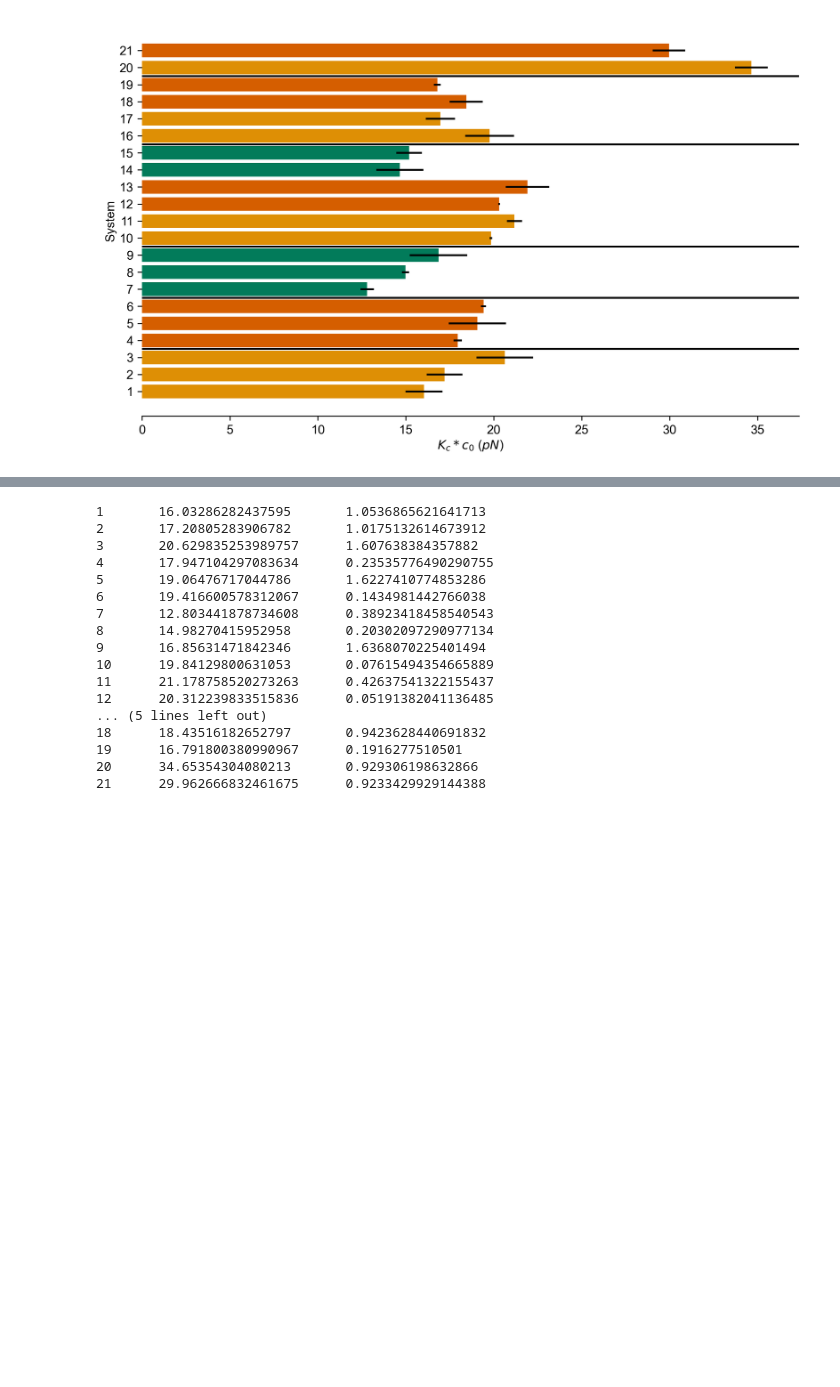
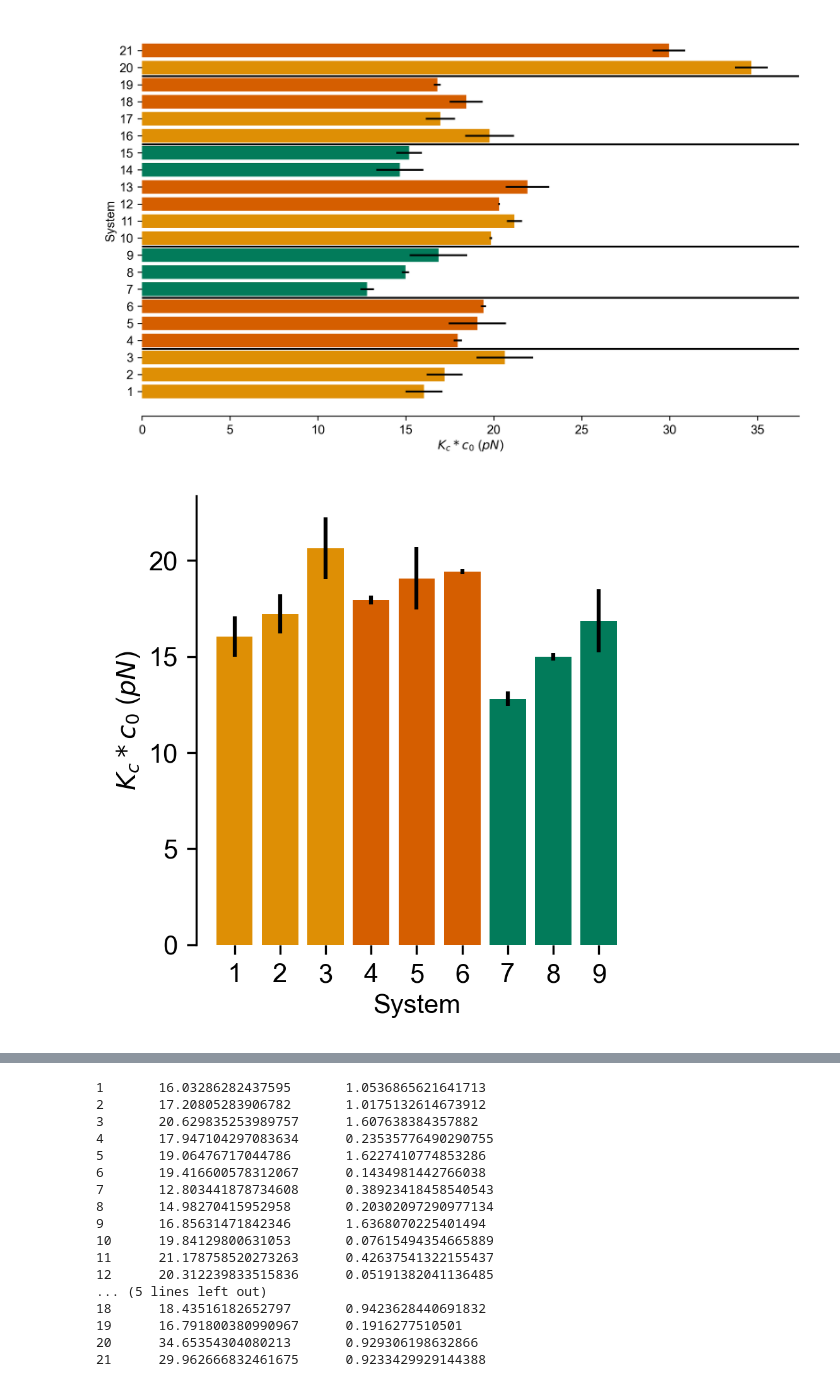
Before and after one commit to RangamaniLabUCSD/2022-mitochondria-lipidomics-md, a Jupyter notebook: scripts/lateral_pressure.ipynb, the cells around one changed output, grey strips where cells are left out. Saved outputs shown, nothing was run; the diff lists cells and outputs as text; code cells hidden in the pictures; blank space fills up the shorter version.

```diff
--- a/scripts/lateral_pressure.ipynb
+++ b/scripts/lateral_pressure.ipynb
@@ -491,3 +491,55 @@ fig.clear()
 plt.close(fig)
 # %% [output]
 [figure]
+# %%
+show_figs = True
+curr_fig_path = Path("Figures")
+curr_fig_path.mkdir(parents=True, exist_ok=True)
+
+fig, ax = plt.subplots(1, 1, figsize=(3, 3))
+
+for i in range(1, 4):
+    ax.bar(str(i), f_cubic_dat[util.remapping_dict[i]][0], yerr=f_cubic_dat[util.remapping_dict[i]][1], color = pal[1], )
+
+for i in range(4, 7):
+    ax.bar(str(i), f_cubic_dat[util.remapping_dict[i]][0], yerr=f_cubic_dat[util.remapping_dict[i]][1], color = pal[3], )
+
+for i in range(7, 10):
+    ax.bar(str(i), f_cubic_dat[util.remapping_dict[i]][0], yerr=f_cubic_dat[util.remapping_dict[i]][1], color = lighten_color(pal[2], 1.1), )
+
+ax.set_ylabel(r"$K_c*c_0$ ($pN$)")
+ax.set_xlabel(r"System")
+
+# ax.set_xlim(0,40)
+
+# ax.set_xticklabels(
+#     ax.get_xticks(),
+# )
+
+# x_ticks_labels = [f"{sim}" for sim in range(1,22)]
+
+# Set number of ticks for x-axis
+# ax.set_xticks(range(21))
+# Set ticks labels for x-axis
+# ax.set_xticklabels(x_ticks_labels)
+
+# ax.axhline(2.5, color="k")
+# ax.axhline(5.5, color="k")
+
+ax.spines["top"].set_visible(False)
+ax.spines["right"].set_visible(False)
+# ax.spines["left"].set_visible(False)
+ax.spines["bottom"].set_visible(False)
+
+fig.tight_layout()
+
+fig.savefig(curr_fig_path / f"first_moment_1-9.png", format="png")
+fig.savefig(curr_fig_path / f"first_moment_1-9.pdf", format="pdf")
+
+if show_figs:
+    plt.show()
+
+fig.clear()
+plt.close(fig)
+# %% [output]
+[figure, added]
```
Also changed, not shown: parts of 7 cells of this notebook, 8 other files.
